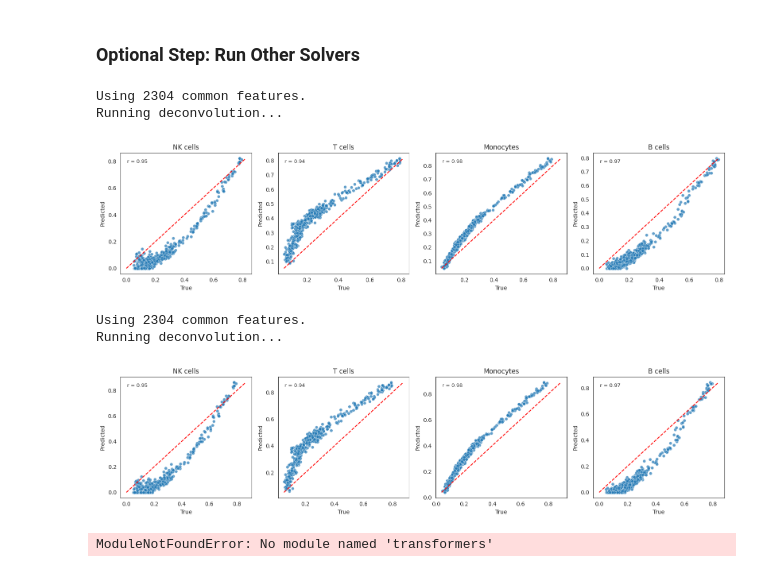
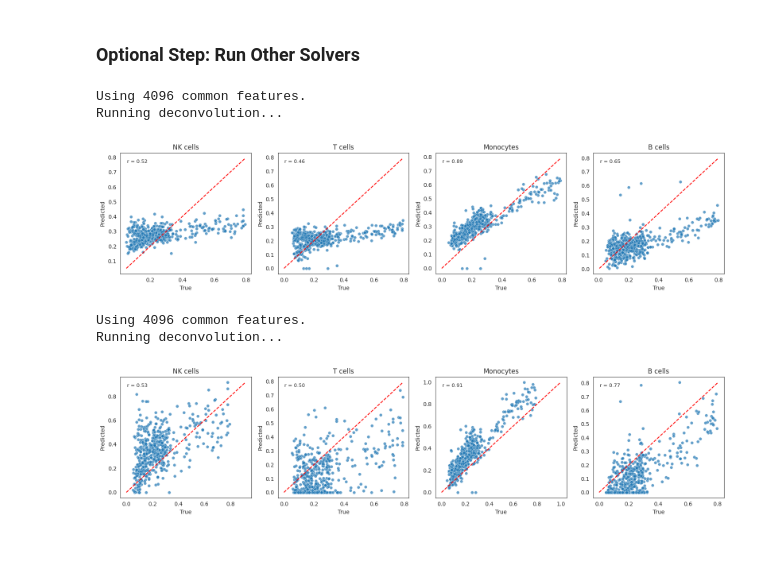
Before and after one commit to Eastmanmd/DECONVersation, a Jupyter notebook: tutorials/extracting_embeddings_from_pseudobulk_cellHermes.ipynb, the cells around one changed output. Drawn from its saved outputs; the diff is of its cells as text; code cells hidden in the pictures.

Commit message:
fix: updated cell hermes pseudobulk tutorial

```diff
--- a/tutorials/extracting_embeddings_from_pseudobulk_cellHermes.ipynb
+++ b/tutorials/extracting_embeddings_from_pseudobulk_cellHermes.ipynb
@@ -74,5 +79,5 @@ sig_mat_ch_embed = extract_embs(
     bulk_df = sig_mat, # sample x ensembl id
     mode = "cellhermes",
     temp_output_dir = "/gpfs/commons/groups/compbio/projects/ao_projects/ml_deconv_data/DECONVersation/",
-    model_path= "/gpfs/commons/groups/compbio/projects/rf_projects/deconv_data/deconvBench/pbmc/c2s/2b/2026-02-02-13_12_05_finetune_cell_type_prediction/checkpoint-3800",
+    model_path= "/gpfs/commons/groups/compbio/projects/rf_projects/rf_packages/CellHermes/model_ckpt/CellHermes",
     delete_temp_files = True)
@@ -81,9 +84,9 @@ ValueError: Unrecognized model in /gpfs/commons/groups/compbio/projects/rf_proje
 # %%
 pseudo_bulk_embed = extract_embs(
     bulk_df = pseudo_bulk, # sample x ensembl id
-    mode = "c2s",
+    mode = "cellhermes",
     temp_output_dir = "/gpfs/commons/groups/compbio/projects/ao_projects/ml_deconv_data/DECONVersation/",
-    model_path= "/gpfs/commons/groups/compbio/projects/rf_projects/deconv_data/deconvBench/pbmc/c2s/2b/2026-02-02-13_12_05_finetune_cell_type_prediction/checkpoint-3800",
+    model_path= "/gpfs/commons/groups/compbio/projects/rf_projects/rf_packages/CellHermes/model_ckpt/CellHermes",
     delete_temp_files = True
 )
 # %% [output]
@@ -160,22 +238,22 @@ plot_true_vs_predicted(
 # %%
 # Run ElasticNet
 cell_prop_pred = run_deconv(bulk_df = pseudo_bulk_embed.T,
-                                 signature_df = sig_mat_c2s_embed.T,
+                                 signature_df = sig_mat_ch_embed.T,
                             solver= "elasticnet",
                                  normalize = True)
 
 # Visualize
 plot_true_vs_predicted(
     y_true_df = cell_prop,
     y_pred_df = cell_prop_pred,
     stratify_by_celltype = True,
     dot_size = 30,n_cols=4,
     figsize_per_plot = (4,4)
 )
 # %% [output]
-Using 2304 common features.
+Using 4096 common features.
 Running deconvolution...
-[figure, old version]
+[figure, new version]
 # %%
 # Run NuSVR
 cell_prop_pred = run_deconv(bulk_df = pseudo_bulk_embed.T,
@@ -193,7 +271,7 @@ plot_true_vs_predicted(
 # %%
 # Run ridge
 cell_prop_pred = run_deconv(bulk_df = pseudo_bulk_embed.T,
-                                 signature_df = sig_mat_c2s_embed.T,
+                                 signature_df = sig_mat_ch_embed.T,
                             solver= "ridge",
                                  normalize = True)
 
@@ -206,23 +284,6 @@ plot_true_vs_predicted(
     figsize_per_plot = (4,4)
 )
 # %% [output]
-Using 2304 common features.
+Using 4096 common features.
 Running deconvolution...
-[figure, old version]
+[figure, new version]
-# %%
-from transformers import AutoModelForCausalLM, AutoTokenizer
-from peft import PeftModel
-import torch
-from llamafactory.model import load_config, load_model, load_tokenizer
-from llamafactory.hparams import get_eval_args, get_infer_args, get_train_args
-from llamafactory.data import get_template_and_fix_tokenizer
-from typing import TYPE_CHECKING, Any, AsyncGenerator, Callable, Dict, List, Optional, Sequence, Tuple, Union
-from transformers import GenerationConfig
-from llamafactory.extras.misc import get_logits_processor
-from llamafactory.chat.base_engine import Response
-import joblib
-import json
-import re
-print("cellhermes successfully imported.")
-# %% [output]
-ModuleNotFoundError: No module named 'transformers'
```
Also changed, not shown: parts of 10 cells of this notebook.
